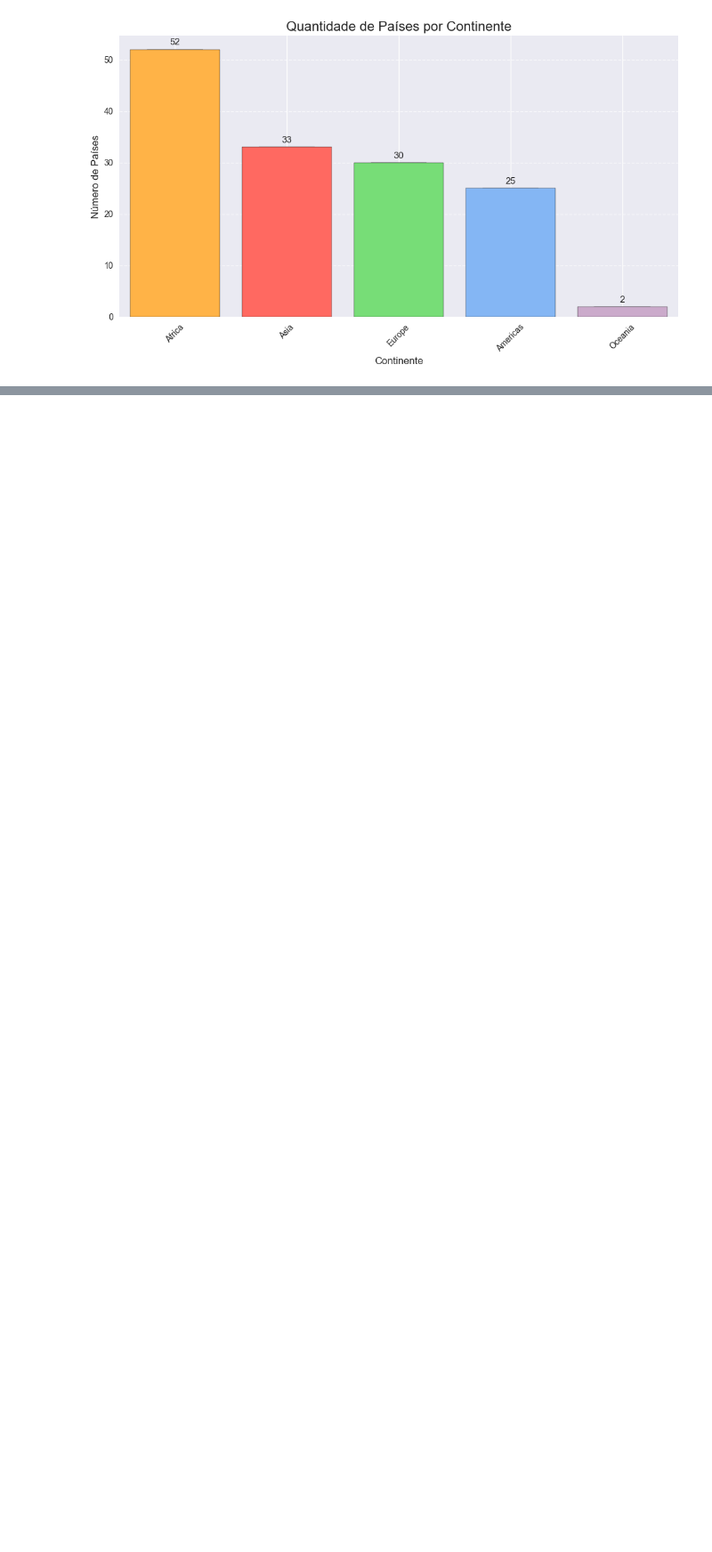
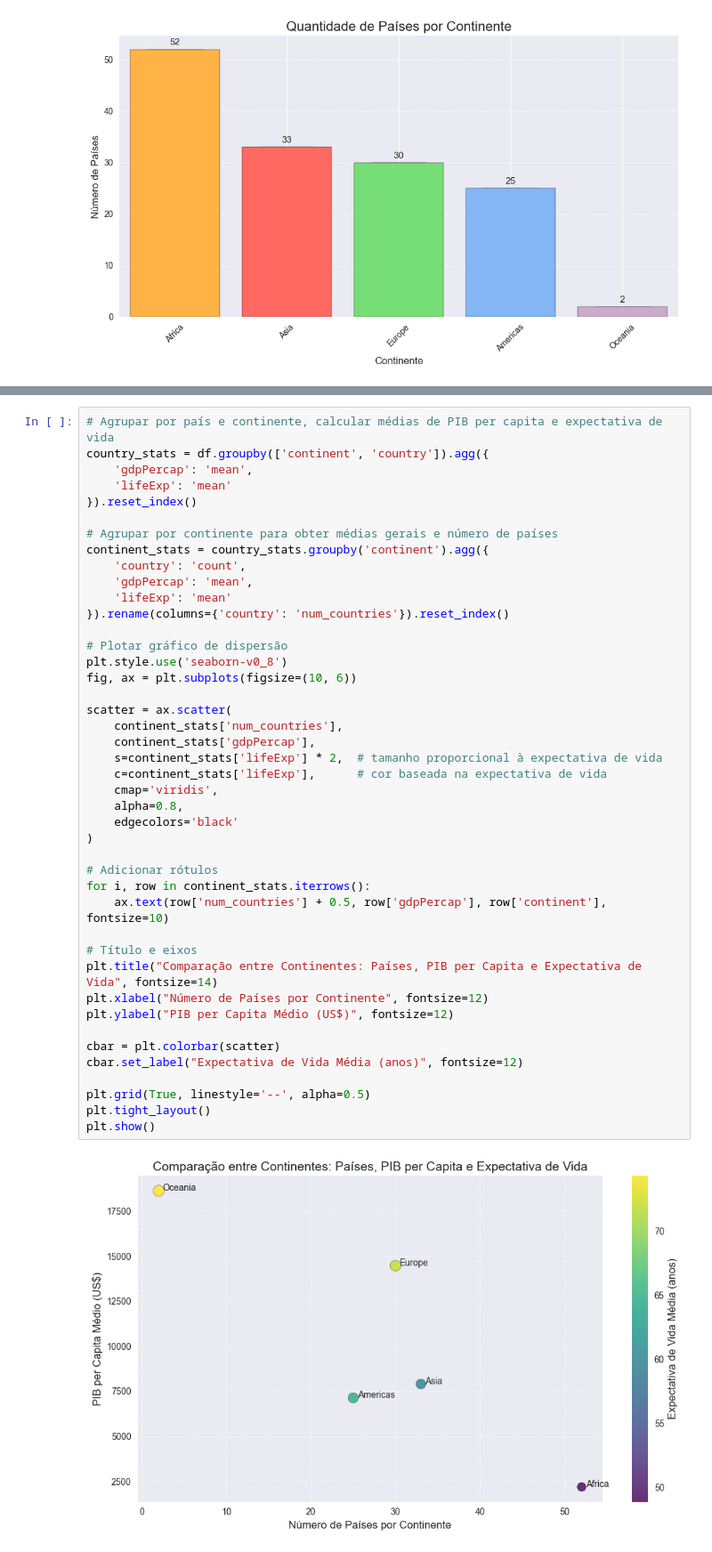
Before and after one commit to tuerepinto/analise-desenvolvimento-humano-economico-global, a Jupyter notebook: notebooks/Análise do Desenvolvimento Humano e Econômico Global com Base no Dataset Gapminder.ipynb, the cells around one changed output, grey strips where cells are left out. Shown at 89% size. Saved outputs shown, nothing was run; the diff lists cells and outputs as text; blank space fills up the shorter version.

```diff
--- a/notebooks/Análise do Desenvolvimento Humano e Econômico Global com Base no Dataset Gapminder.ipynb
+++ b/notebooks/Análise do Desenvolvimento Humano e Econômico Global com Base no Dataset Gapminder.ipynb
@@ -488,0 +491,45 @@ O conjunto de dados do Gapminder cobre uma ampla gama de países ao longo de vá
+# %%
+# Agrupar por país e continente, calcular médias de PIB per capita e expectativa de vida
+country_stats = df.groupby(['continent', 'country']).agg({
+    'gdpPercap': 'mean',
+    'lifeExp': 'mean'
+}).reset_index()
+
+# Agrupar por continente para obter médias gerais e número de países
+continent_stats = country_stats.groupby('continent').agg({
+    'country': 'count',
+    'gdpPercap': 'mean',
+    'lifeExp': 'mean'
+}).rename(columns={'country': 'num_countries'}).reset_index()
+
+# Plotar gráfico de dispersão
+plt.style.use('seaborn-v0_8')
+fig, ax = plt.subplots(figsize=(10, 6))
+
+scatter = ax.scatter(
+    continent_stats['num_countries'],
+    continent_stats['gdpPercap'],
+    s=continent_stats['lifeExp'] * 2,  # tamanho proporcional à expectativa de vida
+    c=continent_stats['lifeExp'],      # cor baseada na expectativa de vida
+    cmap='viridis',
+    alpha=0.8,
+    edgecolors='black'
+)
+
+# Adicionar rótulos
+for i, row in continent_stats.iterrows():
+    ax.text(row['num_countries'] + 0.5, row['gdpPercap'], row['continent'], fontsize=10)
+
+# Título e eixos
+plt.title("Comparação entre Continentes: Países, PIB per Capita e Expectativa de Vida", fontsize=14)
+plt.xlabel("Número de Países por Continente", fontsize=12)
+plt.ylabel("PIB per Capita Médio (US$)", fontsize=12)
+
+cbar = plt.colorbar(scatter)
+cbar.set_label("Expectativa de Vida Média (anos)", fontsize=12)
+
+plt.grid(True, linestyle='--', alpha=0.5)
+plt.tight_layout()
+plt.show()
+# %% [output]
+[figure, added]
```
Also changed, not shown: parts of 3 cells of this notebook.
